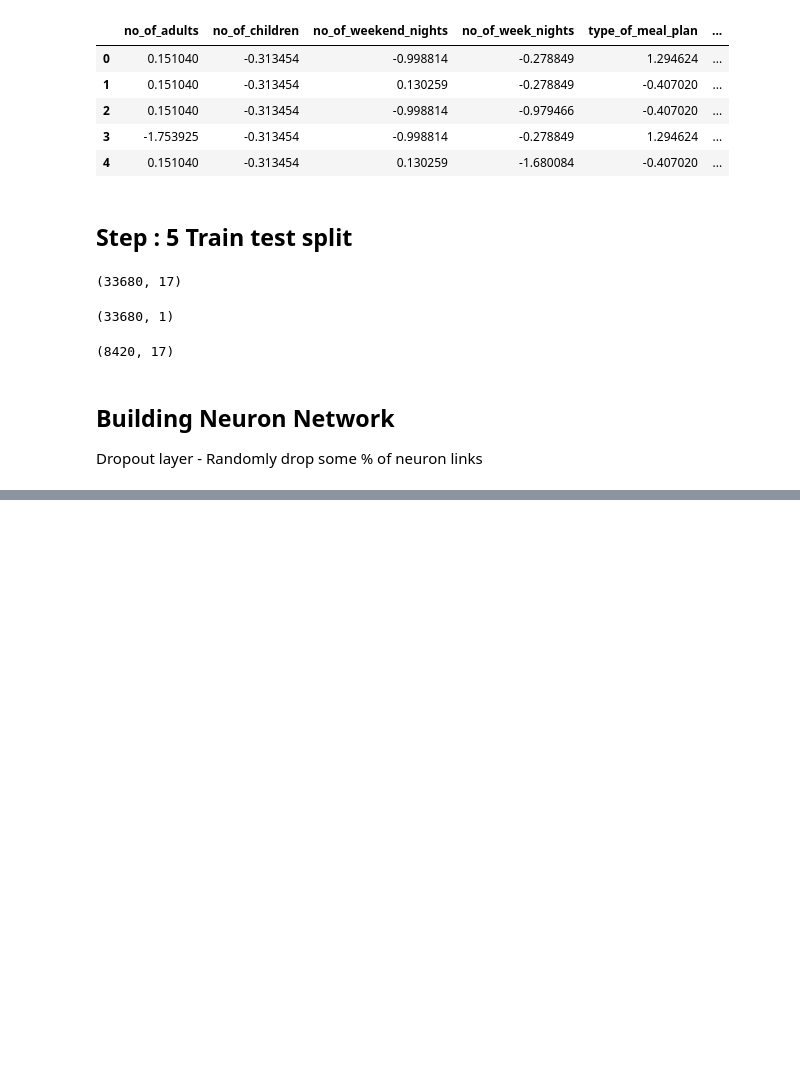
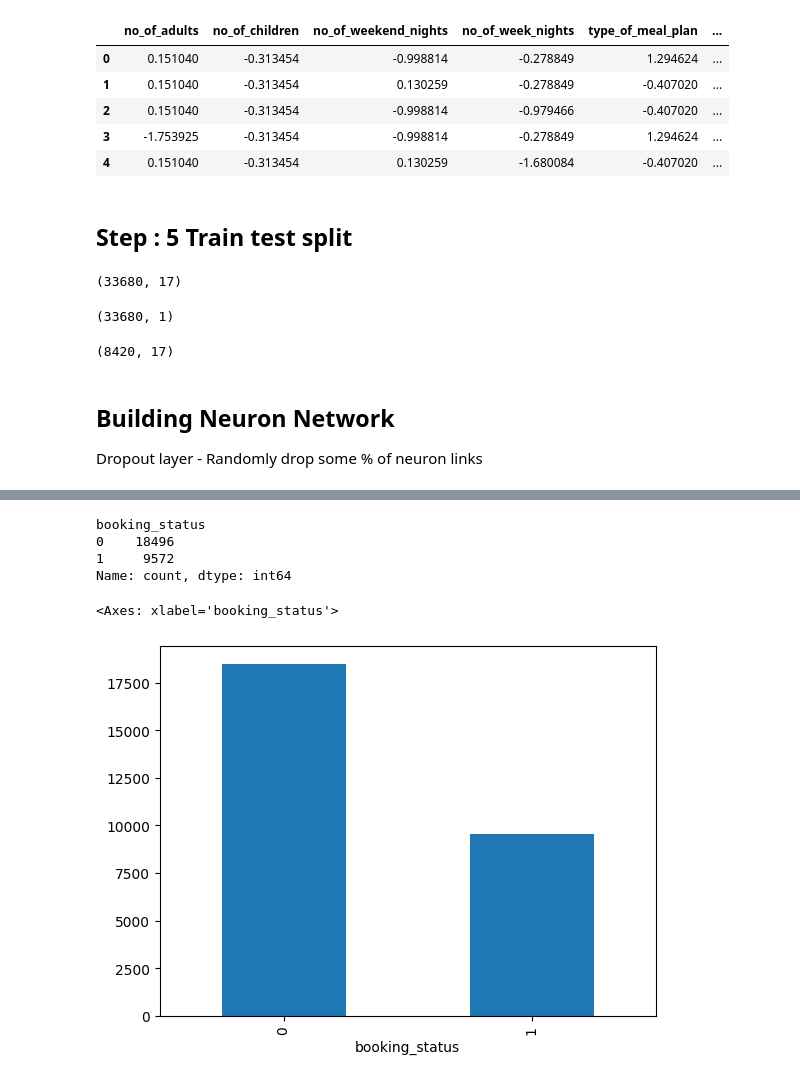
Before and after one commit to yashasangani/DeepLearning-6th-July, a Jupyter notebook: Binary_Classification1.ipynb, the cells around one changed output, grey strips where cells are left out. Drawn from its saved outputs; the diff is of its cells as text; code cells hidden in the pictures; blank space fills up the shorter version.

```diff
--- a/Binary_Classification1.ipynb
+++ b/Binary_Classification1.ipynb
@@ -247,0 +346,3 @@ model.evaluate(X_test,Y_test)
+# %%
+xnew2_pre = num_pipe.transform(xnew2)
+xnew2_pre.head()
@@ -247,0 +356,3 @@ model.evaluate(X_test,Y_test)
+# %%
+probs = model.predict(xnew2_pre)
+probs[0:5]
@@ -247,0 +366,3 @@ model.evaluate(X_test,Y_test)
+# %%
+preds = [1 if prob >=0.5 else 0 for prob in probs]
+preds[0:5]
@@ -247,0 +371,5 @@ model.evaluate(X_test,Y_test)
+# %%
+df_final = xnew[['id']]
+df_final["booking_status"] = preds
+df_final['probability'] = probs
+df_final
@@ -247,0 +390,12 @@ model.evaluate(X_test,Y_test)
+# %%
+df_final['booking_status'].value_counts()
+# %% [output]
+booking_status
+0    18496
+1     9572
+Name: count, dtype: int64
+# %%
+df_final['booking_status'].value_counts().plot(kind = 'bar')
+# %% [output]
+<Axes: xlabel='booking_status'>
+[figure, added]
```
Also changed, not shown: parts of 29 cells of this notebook.
